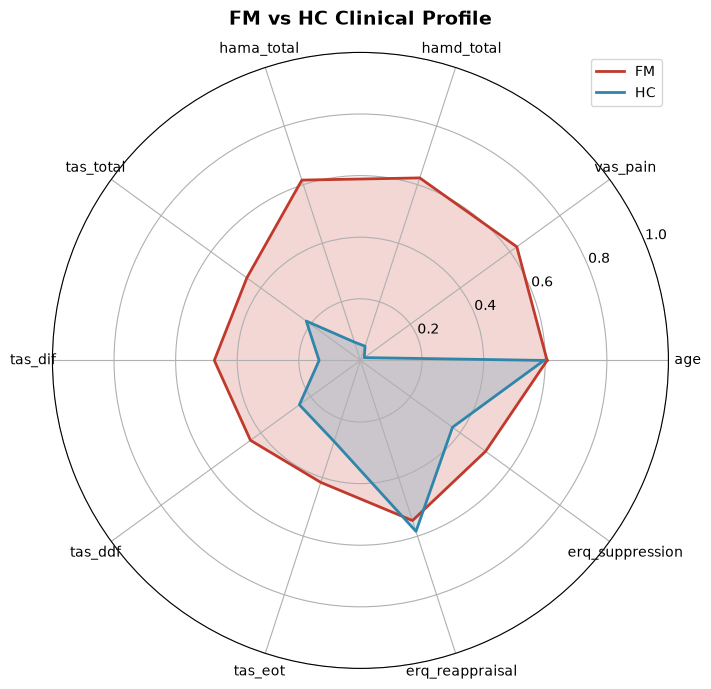
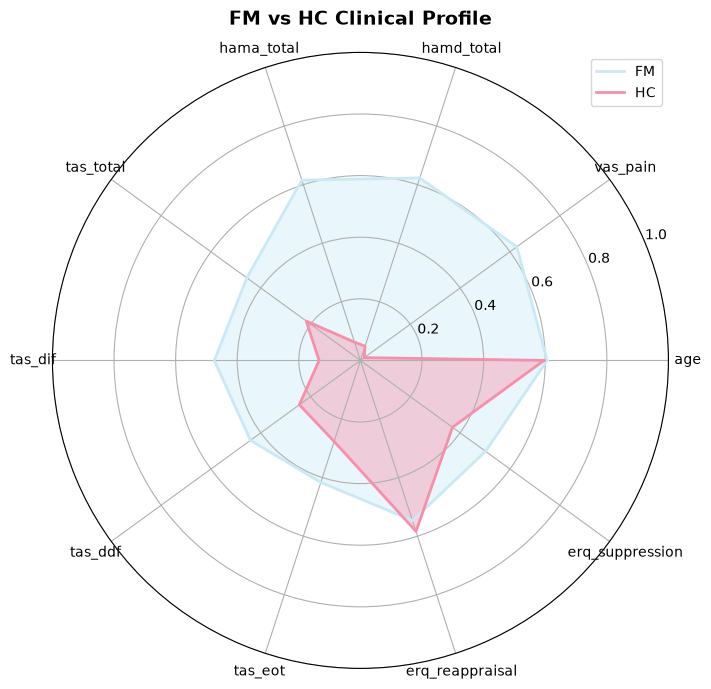
Unified diff of the notebook cell whose output changed from the first chart to the second:
--- before
+++ after
@@ -1,7 +1,7 @@
 fig, ax = plt.subplots(figsize=(8, 8), subplot_kw=dict(polar=True))
-ax.plot(angles, fm_values, color='#C0392B', linewidth=2, label='FM')
-ax.fill(angles, fm_values, color='#C0392B', alpha=0.2)
-ax.plot(angles, hc_values, color='#2E86AB', linewidth=2, label='HC')
-ax.fill(angles, hc_values, color='#2E86AB', alpha=0.2)
+ax.plot(angles, fm_values, color='#CAE9F6', linewidth=2, label='FM')
+ax.fill(angles, fm_values, color='#CAE9F6', alpha=0.4)
+ax.plot(angles, hc_values, color='#F78FA9', linewidth=2, label='HC')
+ax.fill(angles, hc_values, color='#F78FA9', alpha=0.4)
 ax.set_xticks(angles[:-1])
 ax.set_xticklabels(graph_cols, size=10)
@@ -10,2 +10,3 @@
 ax.legend(loc='upper right')
 plt.show()
+#radar

Commit: NTXentLoss done